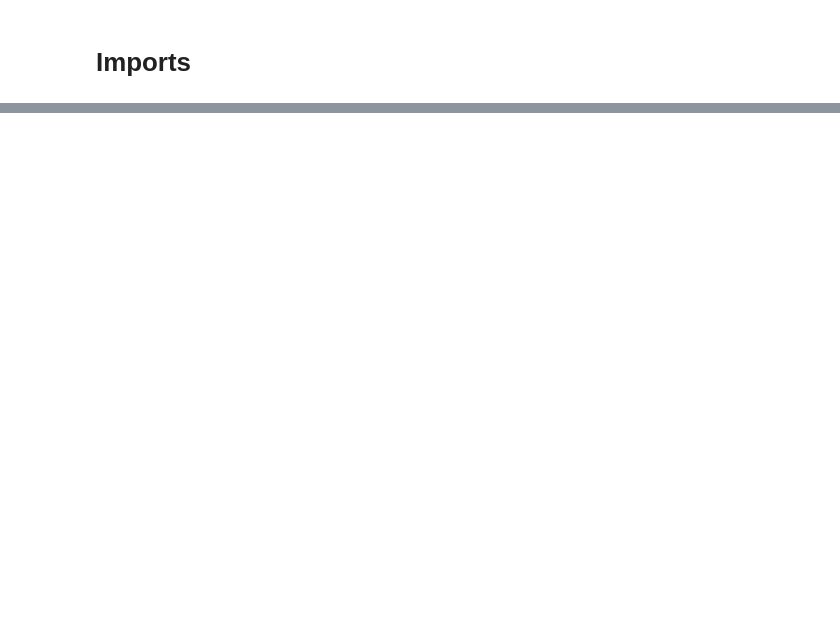
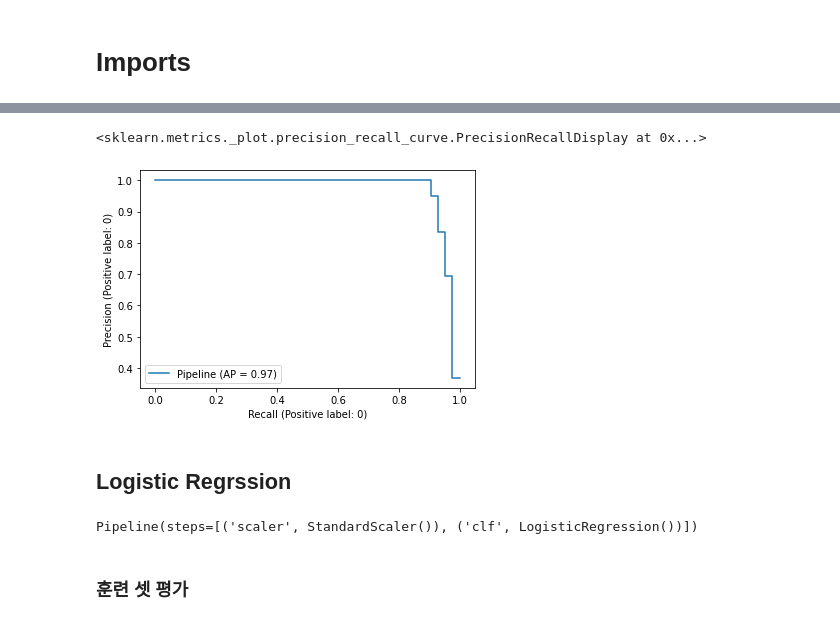
Before and after one commit to DavidJeonKr/lab_python, a Jupyter notebook: ml09_classification.ipynb, the cells around one changed output, grey strips where cells are left out. Cells and saved outputs as stored; diff of their text form; code cells hidden in the pictures; blank space fills up the shorter version.

```diff
--- a/ml09_classification.ipynb
+++ b/ml09_classification.ipynb
@@ -261,0 +276,7 @@ test_pred = model.predict(X_test)
+# %%
+PrecisionRecallDisplay.from_estimator(estimator=knn_model, X=X_test, y=y_test, pos_label=0)
+# %% [output]
+<sklearn.metrics._plot.precision_recall_curve.PrecisionRecallDisplay at 0x...>
+[figure, added]
+# %% [markdown]
+## Logistic Regrssion
@@ -261,0 +287,7 @@ test_pred = model.predict(X_test)
+# %%
+# 모델 훈련
+logit_model.fit(X_train, y_train)
+# %% [output]
+Pipeline(steps=[('scaler', StandardScaler()), ('clf', LogisticRegression())])
+# %% [markdown]
+### 훈련 셋 평가
```
Also changed, not shown: parts of 181 cells of this notebook.
